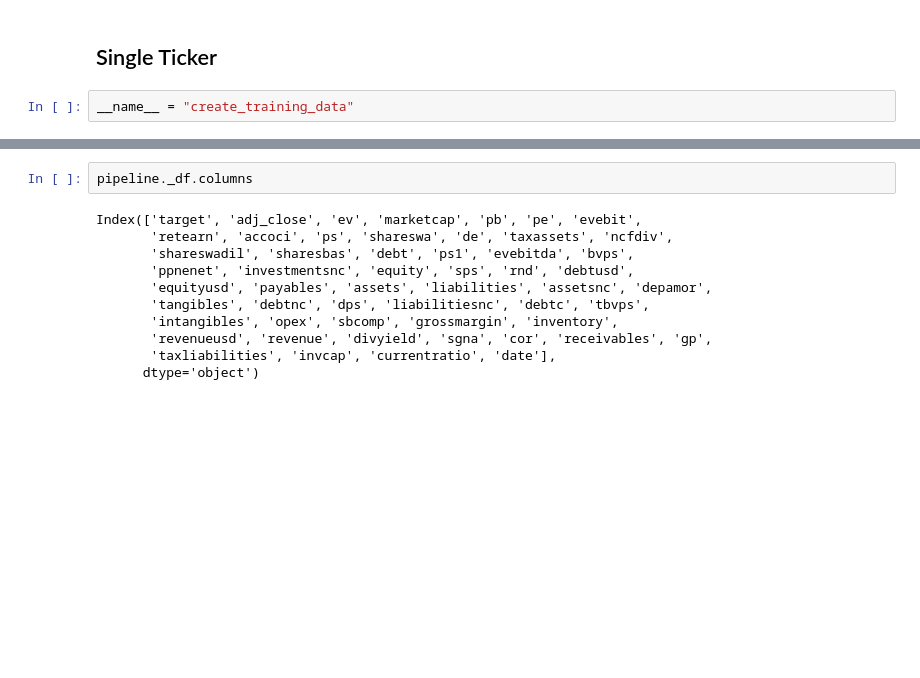
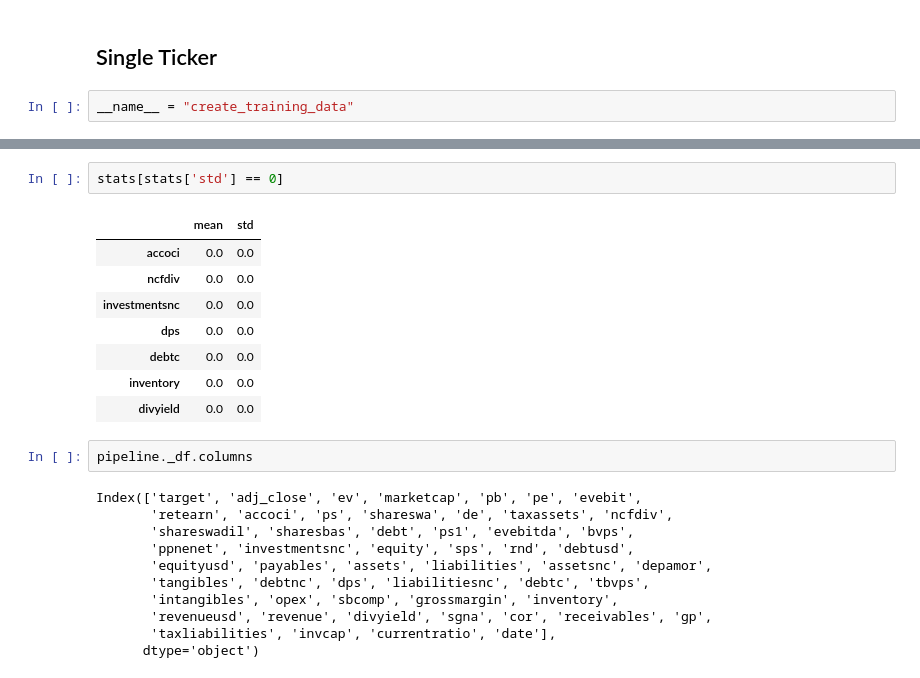
Before and after one commit to r-luo/GATech-CS7643-Project-Group, a Jupyter notebook: notebooks/create_training_data.ipynb, the cells around one changed output, grey strips where cells are left out. Cells and saved outputs as stored; diff of their text form; blank space fills up the shorter version.

```diff
--- a/notebooks/create_training_data.ipynb
+++ b/notebooks/create_training_data.ipynb
@@ -357,3 +508,14 @@ pipeline.prepare_data("TEAM")
+# %%
+stats[stats['std'] == 0]
+# %% [output]
+|  | mean | std |
+| accoci | 0.0 | 0.0 |
+| ncfdiv | 0.0 | 0.0 |
+| investmentsnc | 0.0 | 0.0 |
+| dps | 0.0 | 0.0 |
+| debtc | 0.0 | 0.0 |
+| inventory | 0.0 | 0.0 |
+| divyield | 0.0 | 0.0 |
 # %%
 pipeline._df.columns
 # %% [output]
```
Also changed, not shown: parts of 18 cells of this notebook, 1 other file.
